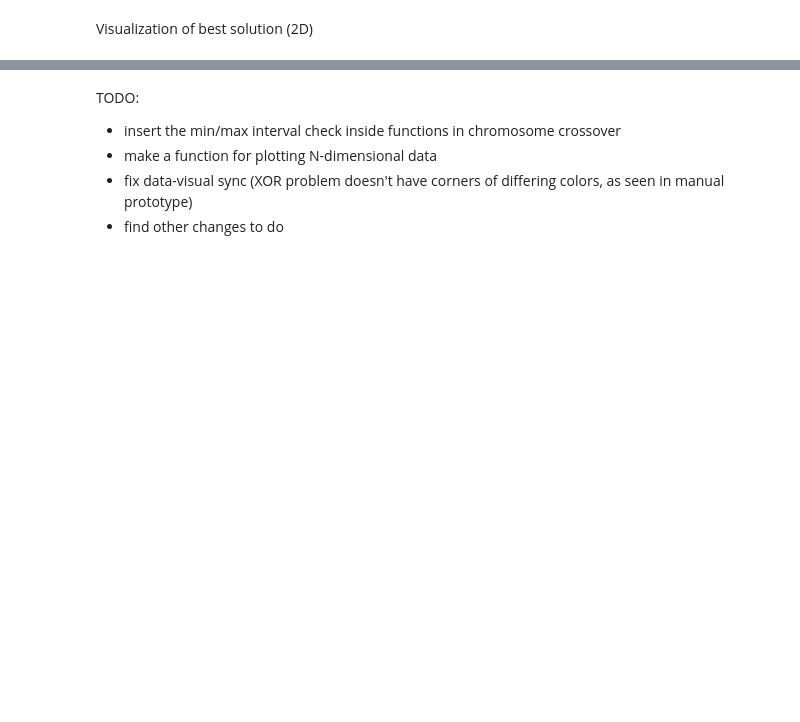
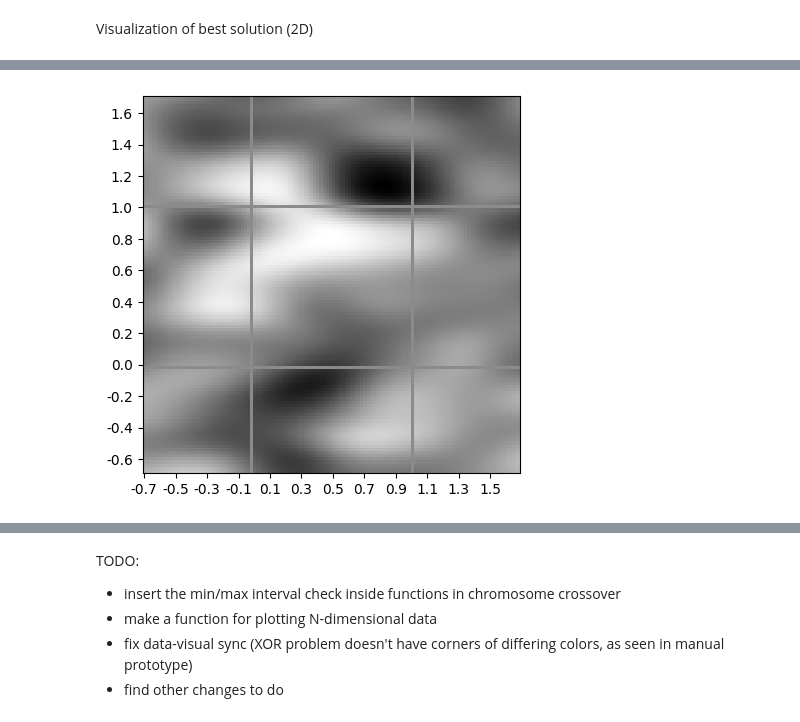
Before and after one commit to grigorescuandrei/noise-based-classifier, a Jupyter notebook: prototype/demo.ipynb, the cells around one changed output, grey strips where cells are left out. Cells and saved outputs as stored; diff of their text form; code cells hidden in the pictures; blank space fills up the shorter version.

```diff
--- a/prototype/demo.ipynb
+++ b/prototype/demo.ipynb
@@ -493,0 +456,87 @@ plt.show()
+# %%
+representation = overallBestChromo.representation
+seed = representation[0]
+octaves = representation[1]
+threshold = representation[2]
+scaleX = representation[3]
+offsetX = representation[4]
+scaleY = representation[5]
+offsetY = representation[6]
+zOffset = representation[-1]
+
+imageScale = 2
+imageOffset = 0.5
+
+noise = PerlinNoise(seed=seed, octaves=octaves)
+imageWidth, imageHeight = 100, 100
+border = 10
+
+minX = ((min(inputs, key=lambda input: input[0])[0] + imageOffset) * imageWidth / imageScale)
+minY = ((min(inputs, key=lambda input: input[1])[1] + imageOffset) * imageHeight / imageScale)
+maxX = ((max(inputs, key=lambda input: input[0])[0] + imageOffset) * imageWidth / imageScale)
+maxY = ((max(inputs, key=lambda input: input[1])[1] + imageOffset) * imageHeight / imageScale)
+
+pic = []
+for i in range(imageHeight + border, -border, -1):
+    row = []
+    for j in range(-border, imageWidth + border, 1):
+        input = [(i / imageHeight - imageOffset / imageScale) * imageScale, (j / imageWidth - imageOffset / imageScale) * imageScale]
+        processedInput = copy.copy(input)
+        for k in range(len(input)):
+            scale = representation[2*k + 3]
+            offset = representation[2*k + 4]
+            value = input[k]
+            processedInput.append(value * scale + offset)
+        processedInput.append(zOffset)
+
+        value = noise(processedInput) + 0.5
+        if i == minX-1 or i == maxX or j == minY-1 or j == maxY:
+            value = 0.5
+        row.append(value)
+    pic.append(row)
+
+#pic = [[noise([i/imageWidth * scaleX + offsetX, j/imageHeight * scaleY + offsetY]) for j in range(imageWidth, 0, -1)] for i in range(imageHeight)]
+
+plt.figure(figsize=(5,5), dpi=100)
+xticks = [x for x in range(0, imageWidth + border * 2, 10)]
+plt.xticks(xticks, ["%.1f" % (((x - border) / imageWidth - imageOffset / imageScale) * imageScale) for x in xticks])
+yticks = [y + border/imageScale for y in range(0, imageHeight + border * 2, 10)]
+plt.yticks(yticks, reversed(["%.1f" % (((y - border) / imageHeight - imageOffset / imageScale) * imageScale) for y in yticks]))
+plt.imshow(pic, cmap='gray')
+plt.show()
+
+#pic = [[noise([i/imageWidth * scaleX + offsetX, j/imageHeight * scaleY + offsetY]) > threshold for j in range(imageWidth, 0, -1)] for i in range(imageHeight)]
+pic2 = []
+for i in range(len(pic)):
+    row = []
+    for j in range(0, len(pic[i]), 1):
+        value = pic[i][j] > threshold
+        if pic[i][j] == 0.5:
+            value = 0.5
+        row.append(value)
+    pic2.append(row)
+
+for i in range(len(inputs)):
+    input = inputs[i]
+    processedInput = copy.copy(input)
+    for j in range(len(input)):
+        scale = representation[2*j + 3]
+        offset = representation[2*j + 4]
+        value = input[j]
+        processedInput.append(value * scale + offset)
+    x = floor((imageScale - input[0] - imageOffset) * imageWidth / imageScale + border)
+    y = floor((input[1] + imageOffset) * imageHeight / imageScale + border)
+    color = 1 if realResults[i] else 0
+    if x < len(pic2):
+        if y < len(pic2[x]):
+            pic2[x][y] = color
+
+plt.figure(figsize=(5,5), dpi=100)
+xticks = [x for x in range(0, imageWidth + border * 2, 10)]
+plt.xticks(xticks, ["%.1f" % (((x - border) / imageWidth - imageOffset / imageScale) * imageScale) for x in xticks])
+yticks = [y + border/imageScale for y in range(0, imageHeight + border * 2, 10)]
+plt.yticks(yticks, reversed(["%.1f" % (((y - border) / imageHeight - imageOffset / imageScale) * imageScale) for y in yticks]))
+plt.imshow(pic2, cmap='gray')
+plt.show()
+# %% [output]
+[figure, added]
```
Also changed, not shown: parts of 7 cells of this notebook, 1 other file.
